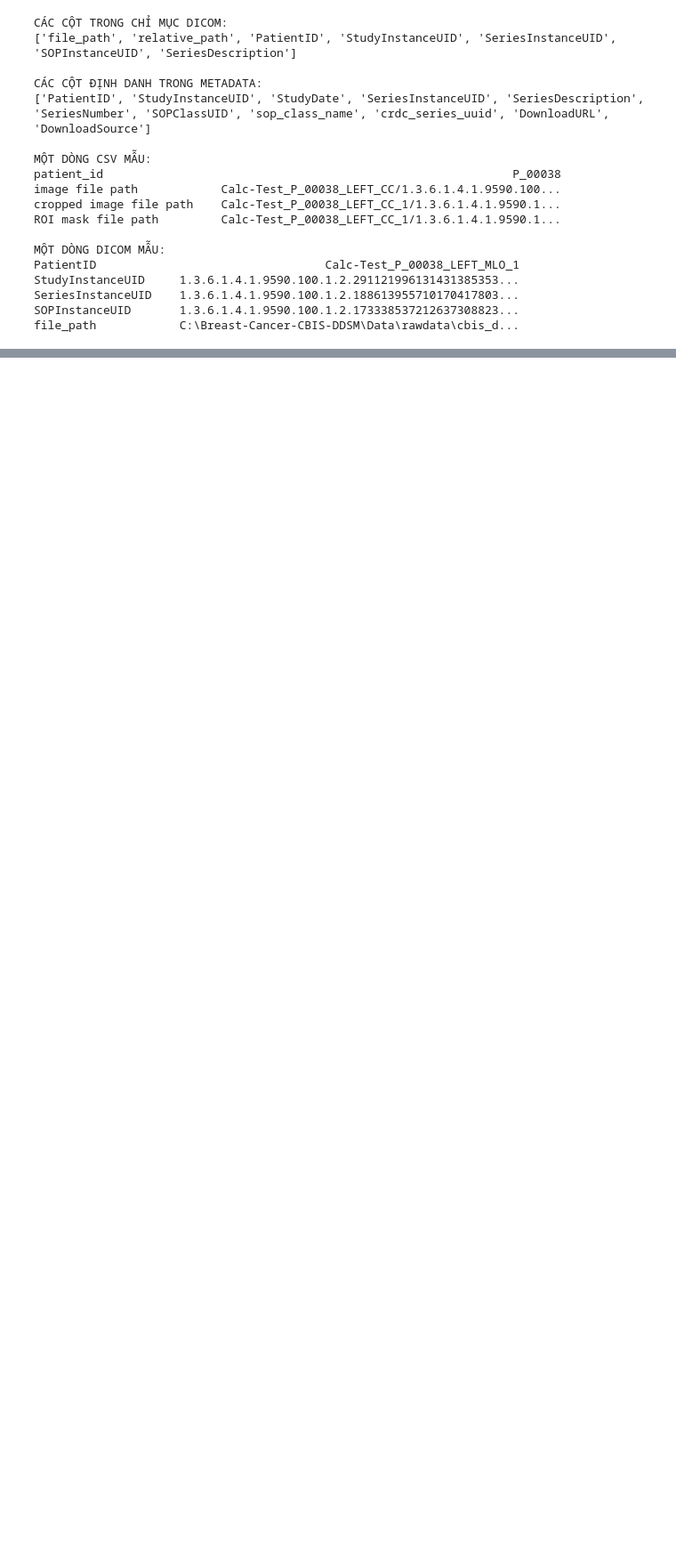
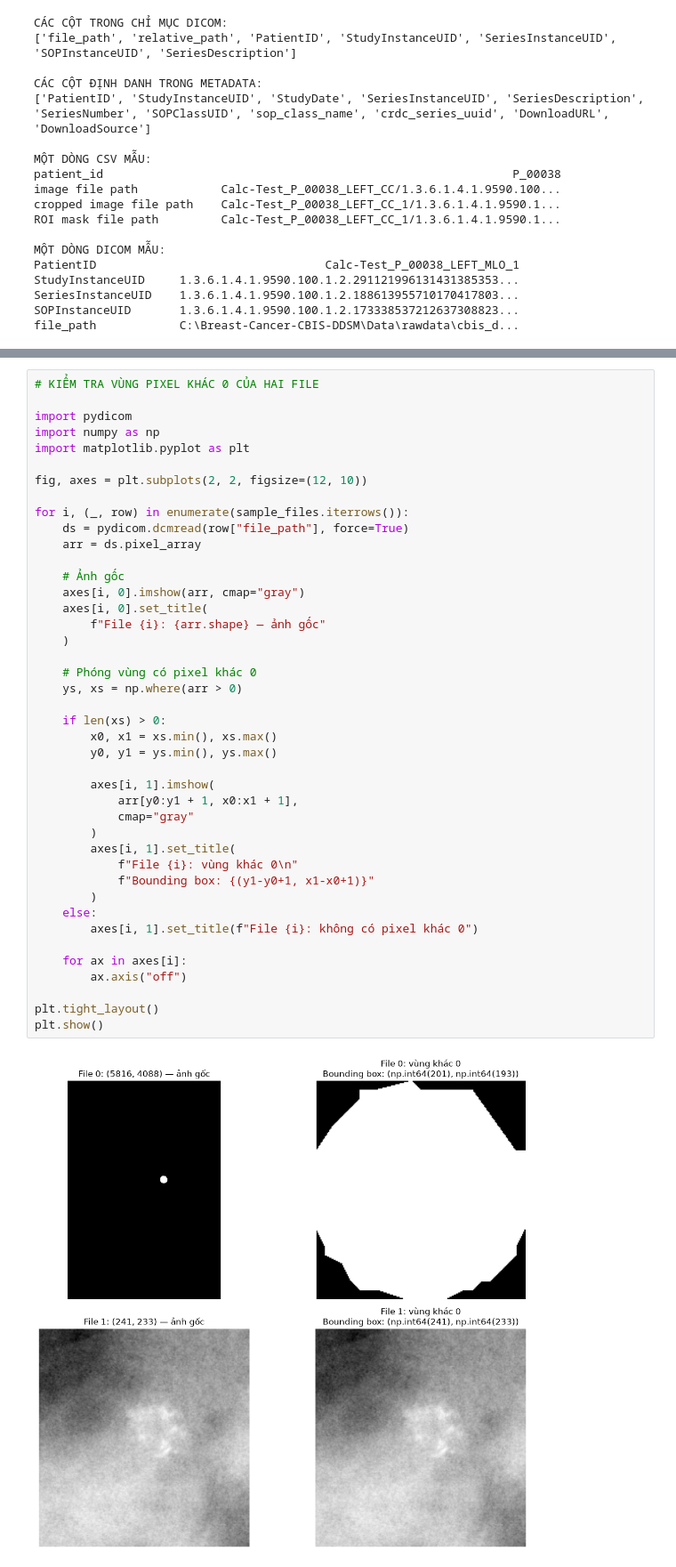
Before and after one commit to JinxX111/Breast_Cancer_CBIS-DDSM, a Jupyter notebook: notebooks/02_data_quality_and_linkage.ipynb, the cells around one changed output, grey strips where cells are left out. Shown at 89% size. Cells and saved outputs as stored; diff of their text form; blank space fills up the shorter version.

```diff
--- a/notebooks/02_data_quality_and_linkage.ipynb
+++ b/notebooks/02_data_quality_and_linkage.ipynb
@@ -1013,0 +1468,44 @@ Các bảng mô tả tổn thương có trường `pathology`, được dùng l
+# %%
+# KIỂM TRA VÙNG PIXEL KHÁC 0 CỦA HAI FILE
+
+import pydicom
+import numpy as np
+import matplotlib.pyplot as plt
+
+fig, axes = plt.subplots(2, 2, figsize=(12, 10))
+
+for i, (_, row) in enumerate(sample_files.iterrows()):
+    ds = pydicom.dcmread(row["file_path"], force=True)
+    arr = ds.pixel_array
+
+    # Ảnh gốc
+    axes[i, 0].imshow(arr, cmap="gray")
+    axes[i, 0].set_title(
+        f"File {i}: {arr.shape} — ảnh gốc"
+    )
+
+    # Phóng vùng có pixel khác 0
+    ys, xs = np.where(arr > 0)
+
+    if len(xs) > 0:
+        x0, x1 = xs.min(), xs.max()
+        y0, y1 = ys.min(), ys.max()
+
+        axes[i, 1].imshow(
+            arr[y0:y1 + 1, x0:x1 + 1],
+            cmap="gray"
+        )
+        axes[i, 1].set_title(
+            f"File {i}: vùng khác 0\n"
+            f"Bounding box: {(y1-y0+1, x1-x0+1)}"
+        )
+    else:
+        axes[i, 1].set_title(f"File {i}: không có pixel khác 0")
+
+    for ax in axes[i]:
+        ax.axis("off")
+
+plt.tight_layout()
+plt.show()
+# %% [output]
+[figure, added]
```
Also changed, not shown: parts of 106 cells of this notebook.
